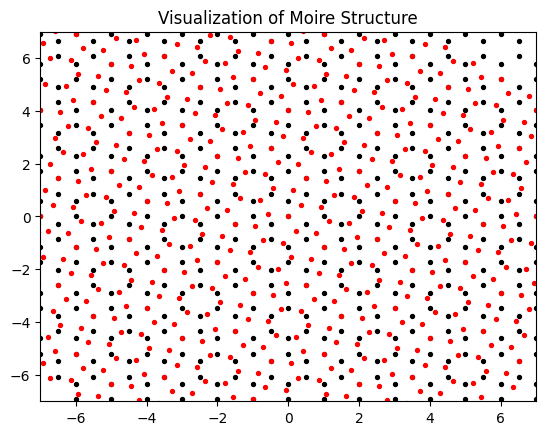
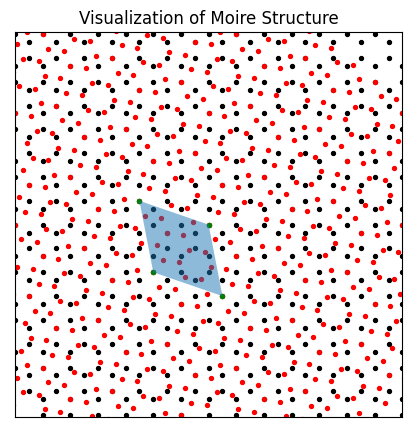
Code edit (unified diff) that turned the first committed figure into the second:
--- before
+++ after
@@ -1,11 +1,15 @@
+figure(figsize=(5, 5))
 [scatter(lattpoint..., color="black", 8) for lattpoint in lattpoints1]
 [scatter((lattpoint .+ [0, 1/sqrt(3)])..., color="black", 8) for lattpoint in lattpoints1]
 
 [scatter((lattpoint .+ translation)..., color="red", 8) for lattpoint in lattpoints2]
+
 [scatter((lattpoint .+ rot(θ)*[0, 1/sqrt(3)] .+ translation )..., color="red", 8) for lattpoint in lattpoints2]
 #fill([0, lattpoints3[6][1], lattpoints3[5][1], lattpoints3[12][1]], [0, lattpoints3[6][2], lattpoints3[5][2], lattpoints3[12][2]], alpha=0.5)
+[scatter(lattpoint[1:2]..., color="green", 8) for lattpoint in points_fill]
+fill([x[1] for x in points_fill], [x[2] for x in points_fill], alpha=0.5)
 ylim(-7, 7)
 xlim(-7, 7)
-#xticks(Float64[])
-#yticks(Float64[])
+xticks(Float64[])
+yticks(Float64[])
 title("Visualization of Moire Structure")

Commit: Fixed plot size